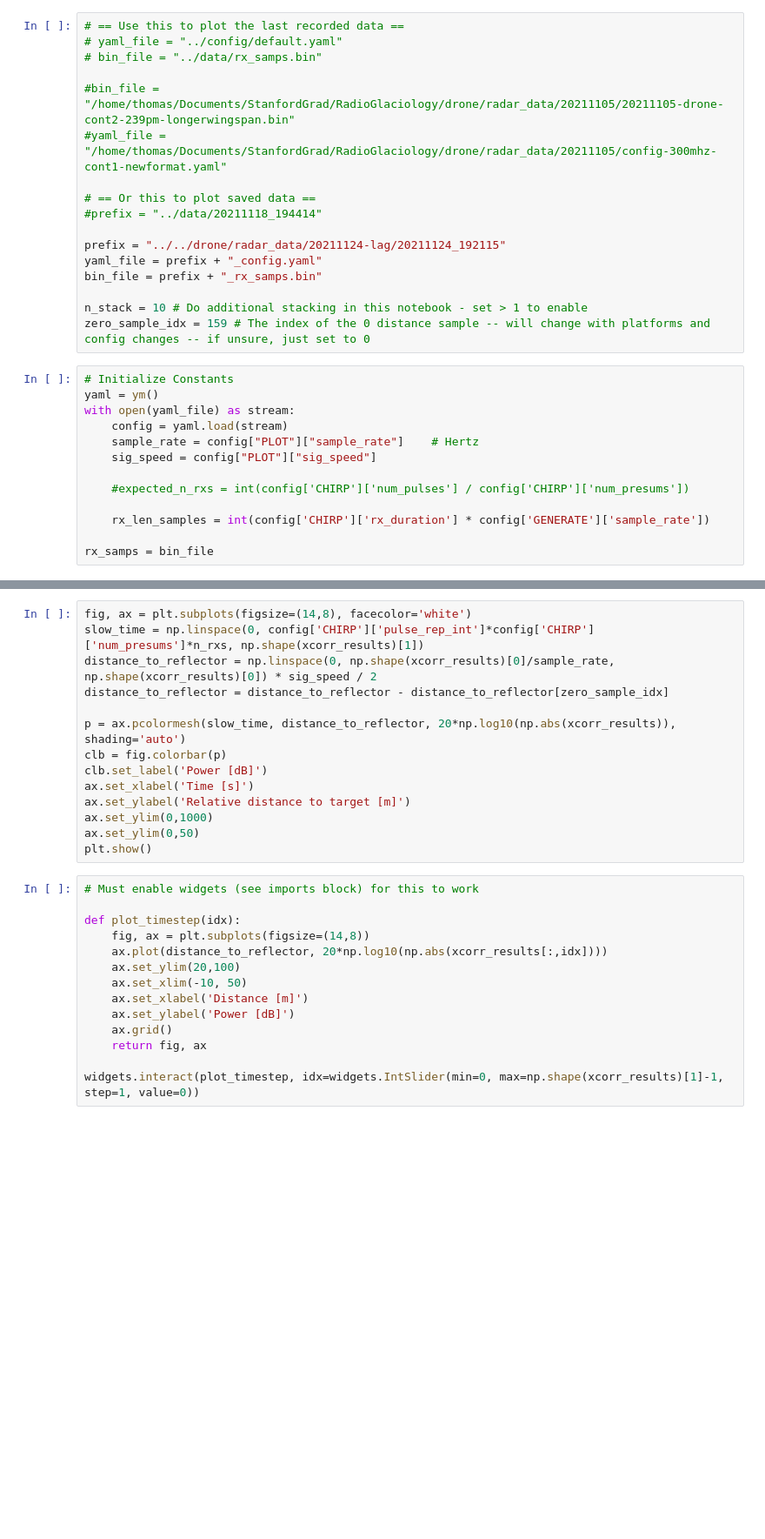
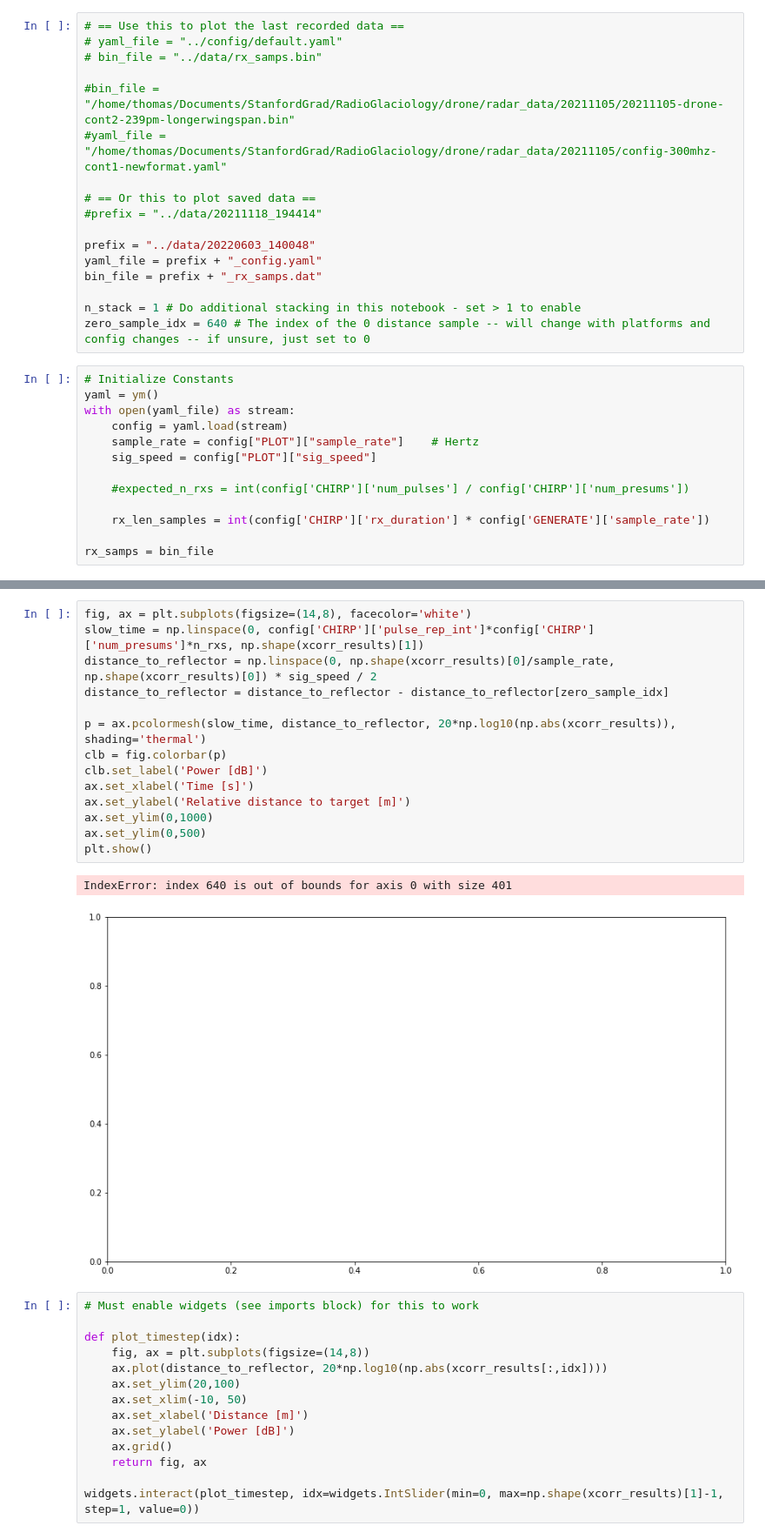
Before and after one commit to radioglaciology/uhd_radar, a Jupyter notebook: postprocessing/Plot Radargram.ipynb, the cells around one changed output, grey strips where cells are left out. Shown: that part at 87% size. Cells and saved outputs as stored; diff of their text form; blank space fills up the shorter version.

```diff
--- a/postprocessing/Plot Radargram.ipynb
+++ b/postprocessing/Plot Radargram.ipynb
@@ -26,12 +26,12 @@ import scipy.fft
 # == Or this to plot saved data ==
 #prefix = "../data/20211118_194414"
 
-prefix = "../../drone/radar_data/20211124-lag/20211124_192115"
+prefix = "../data/20220603_140048"
 yaml_file = prefix + "_config.yaml"
-bin_file = prefix + "_rx_samps.bin"
+bin_file = prefix + "_rx_samps.dat"
 
-n_stack = 10 # Do additional stacking in this notebook - set > 1 to enable
-zero_sample_idx = 159 # The index of the 0 distance sample -- will change with platforms and config changes -- if unsure, just set to 0
+n_stack = 1 # Do additional stacking in this notebook - set > 1 to enable
+zero_sample_idx = 640 # The index of the 0 distance sample -- will change with platforms and config changes -- if unsure, just set to 0
 # %%
 # Initialize Constants
 yaml = ym()
@@ -77,17 +91,20 @@ for res_idx in range(np.shape(xcorr_results)[1]):
 # %%
 fig, ax = plt.subplots(figsize=(14,8), facecolor='white')
 slow_time = np.linspace(0, config['CHIRP']['pulse_rep_int']*config['CHIRP']['num_presums']*n_rxs, np.shape(xcorr_results)[1])
 distance_to_reflector = np.linspace(0, np.shape(xcorr_results)[0]/sample_rate, np.shape(xcorr_results)[0]) * sig_speed / 2
 distance_to_reflector = distance_to_reflector - distance_to_reflector[zero_sample_idx]
 
-p = ax.pcolormesh(slow_time, distance_to_reflector, 20*np.log10(np.abs(xcorr_results)), shading='auto')
+p = ax.pcolormesh(slow_time, distance_to_reflector, 20*np.log10(np.abs(xcorr_results)), shading='thermal')
 clb = fig.colorbar(p)
 clb.set_label('Power [dB]')
 ax.set_xlabel('Time [s]')
 ax.set_ylabel('Relative distance to target [m]')
 ax.set_ylim(0,1000)
-ax.set_ylim(0,50)
+ax.set_ylim(0,500)
 plt.show()
+# %% [output]
+IndexError: index 640 is out of bounds for axis 0 with size 401
+[figure, added]
 # %%
 # Must enable widgets (see imports block) for this to work
 
```
Also changed, not shown: parts of 3 cells of this notebook, 4 other files.
